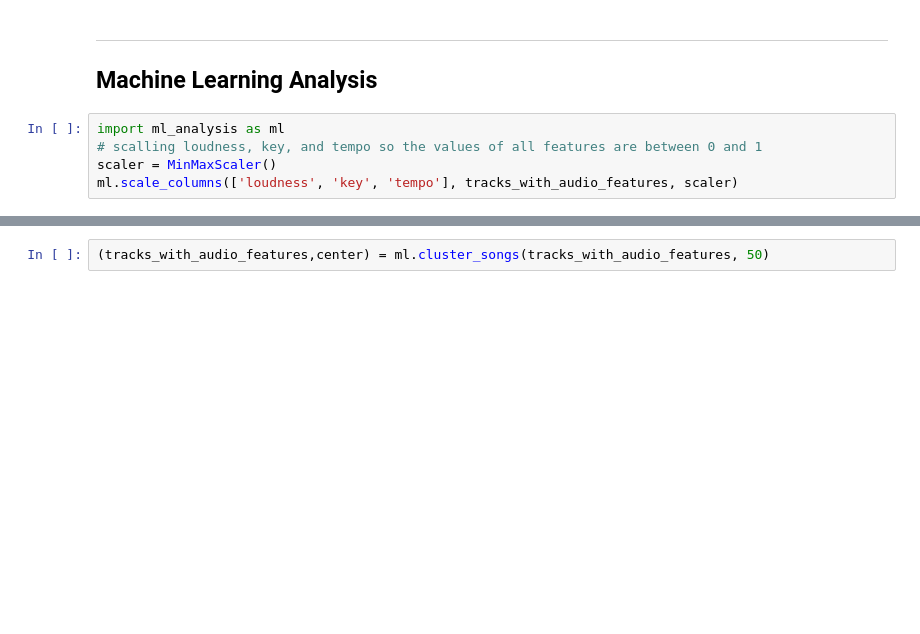
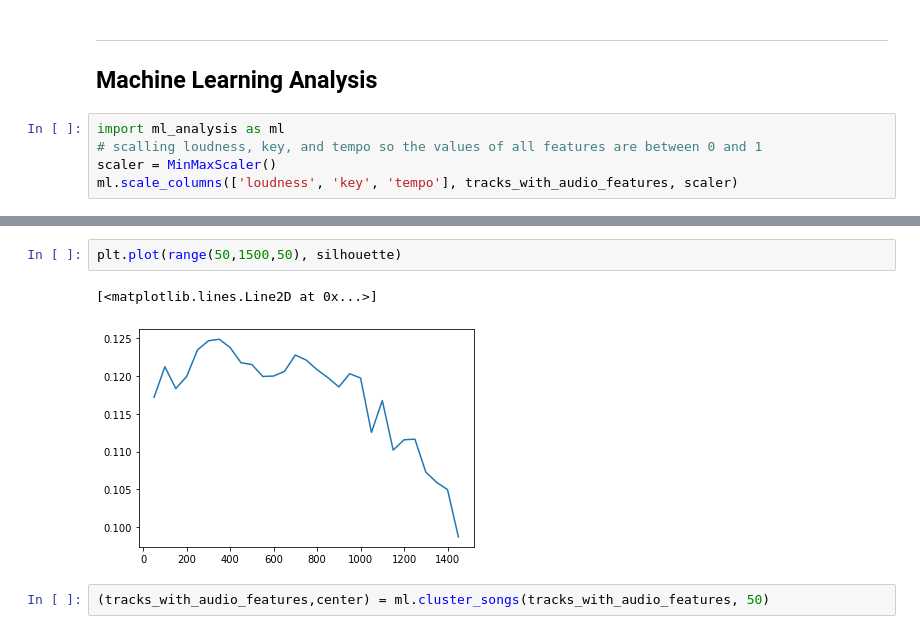
Before and after one commit to uic-cs418/cs418-s20-the-diatonics, a Jupyter notebook: CS418-Project.ipynb, the cells around one changed output, grey strips where cells are left out. Saved outputs shown, nothing was run; the diff lists cells and outputs as text; blank space fills up the shorter version.

```diff
--- a/CS418-Project.ipynb
+++ b/CS418-Project.ipynb
@@ -130,3 +154,8 @@ ml.scale_columns(['loudness', 'key', 'tempo'], tracks_with_audio_features, scale
+# %%
+plt.plot(range(50,1500,50), silhouette)
+# %% [output]
+[<matplotlib.lines.Line2D at 0x...>]
+[figure, added]
 # %%
 (tracks_with_audio_features,center) = ml.cluster_songs(tracks_with_audio_features, 50)
 # %%
```
Also changed, not shown: parts of 7 cells of this notebook.
